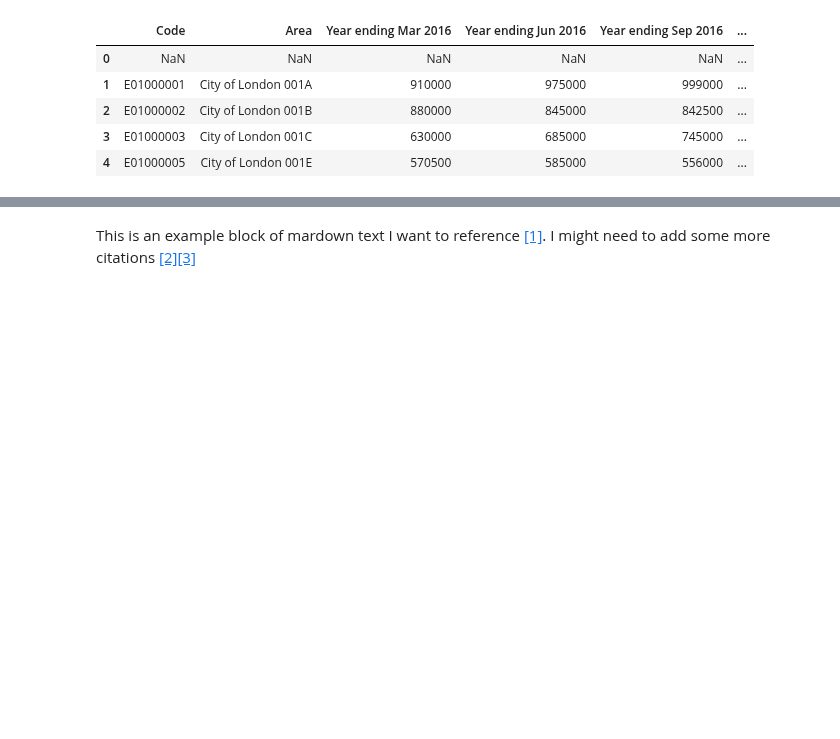
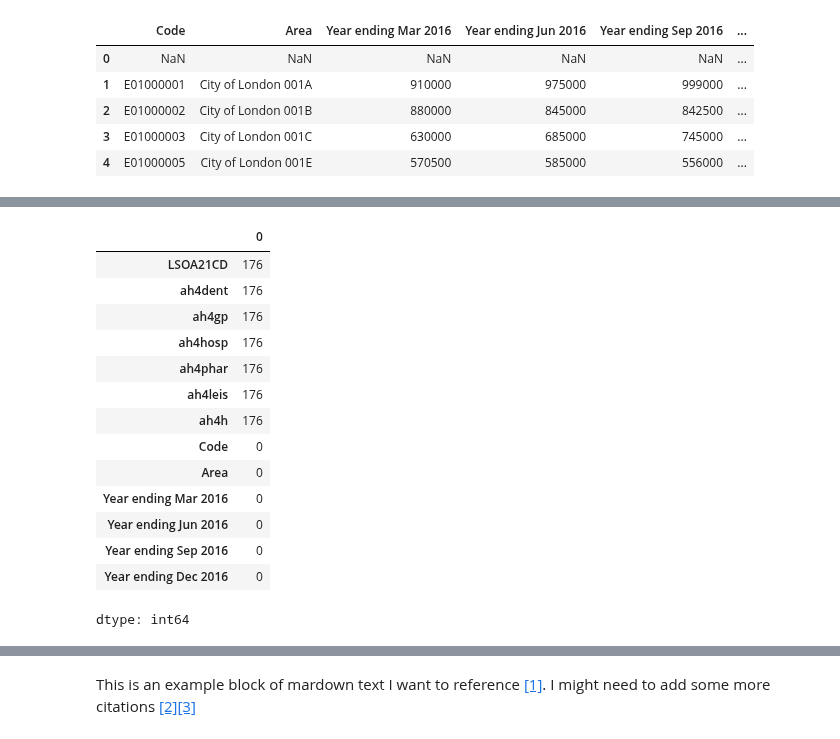
Before and after one commit to Jonathan-C-Barrett/GEOG5990M, a Jupyter notebook: GEOG5003M_Final_Project_template.ipynb, the cells around one changed output, grey strips where cells are left out. Cells and saved outputs as stored; diff of their text form; code cells hidden in the pictures; blank space fills up the shorter version.

```diff
--- a/GEOG5003M_Final_Project_template.ipynb
+++ b/GEOG5003M_Final_Project_template.ipynb
@@ -106,0 +130,19 @@ health_prop.head()
+# %%
+#check for missing values
+health_prop.isnull().sum()
+# %% [output]
+|  | 0 |
+| LSOA21CD | 176 |
+| ah4dent | 176 |
+| ah4gp | 176 |
+| ah4hosp | 176 |
+| ah4phar | 176 |
+| ah4leis | 176 |
+| ah4h | 176 |
+| Code | 0 |
+| Area | 0 |
+| Year ending Mar 2016 | 0 |
+| Year ending Jun 2016 | 0 |
+| Year ending Sep 2016 | 0 |
+| Year ending Dec 2016 | 0 |
+dtype: int64
```
Also changed, not shown: parts of 7 cells of this notebook.
